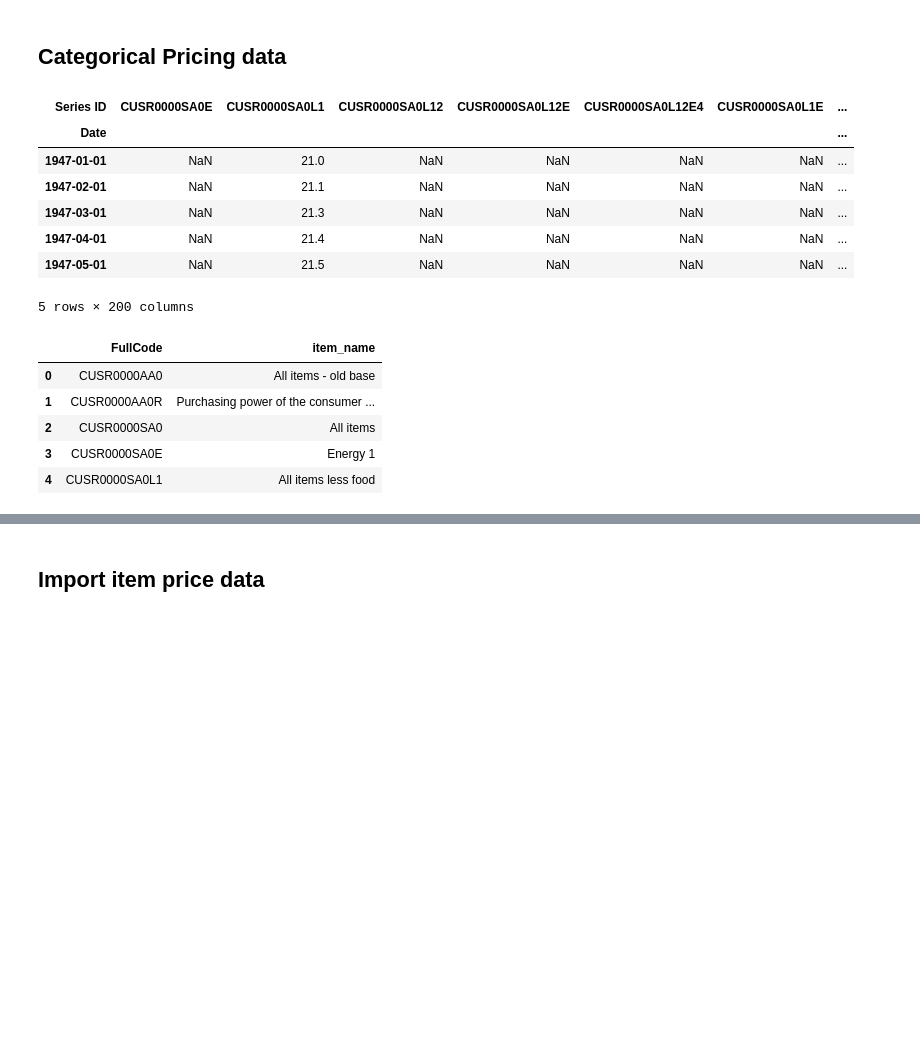
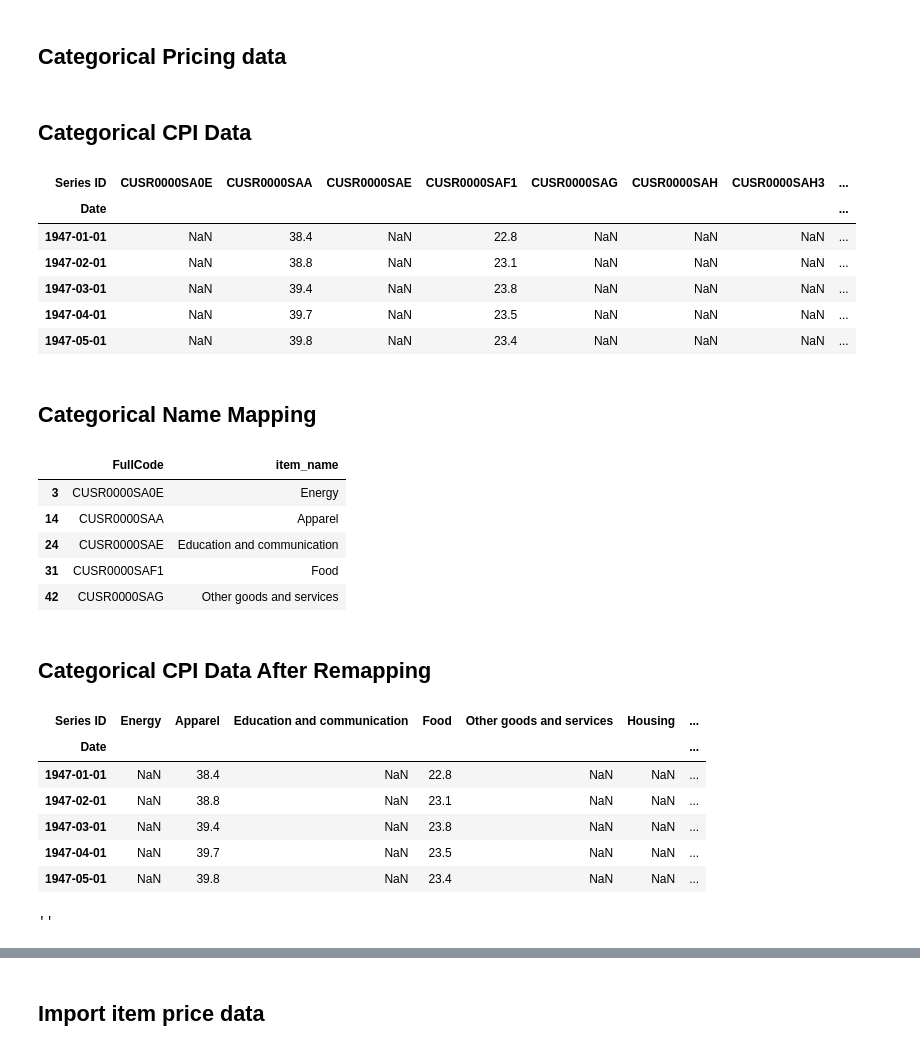
Before and after one commit to Bkeith3248/MGT6203Project, a Jupyter notebook: ProjectNotebook.ipynb, the cells around one changed output, grey strips where cells are left out. Cells and saved outputs as stored; diff of their text form; code cells hidden in the pictures; blank space fills up the shorter version.

```diff
--- a/ProjectNotebook.ipynb
+++ b/ProjectNotebook.ipynb
@@ -311,30 +313,56 @@ fig.show(config=scatter_config)
 # %%
 cat_pricing = pd.read_excel('CategoryPriceData_BLS.xlsx',engine='openpyxl',sheet_name = 'BLS Data Series',skiprows=3)
 cat_pricing = cat_pricing.loc[:,~cat_pricing.columns.str.startswith('HALF')]
 cat_pricing.set_index('Series ID',inplace = True)
 cat_pricing = cat_pricing.T
 cat_pricing.reset_index(inplace = True)
 cat_pricing.rename(columns = {'index': 'Date'},inplace = True)
 cat_pricing.replace({'\n': ' '}, regex=True,inplace =True)
 cat_pricing["Date"] = pd.to_datetime(cat_pricing.Date, format="%b %Y", dayfirst=True)
 cat_pricing.set_index('Date',inplace = True)
+display(Markdown('<h2>Categorical CPI Data</h2>'))
 display(cat_pricing.head())
 
-series_keys = pd.read_excel('CategoryPriceData_BLS.xlsx',engine='openpyxl',sheet_name = 'Sheet1')
+series_keys = pd.read_excel('CategoryPriceData_BLS.xlsx',engine='openpyxl',sheet_name = 'ItemCodes')
 series_keys = series_keys[['FullCode','item_name']]
+series_keys = series_keys[series_keys['FullCode'].isin(cat_pricing.columns)]
+series_keys.replace('Energy  1','Energy',inplace = True)
+series_keys.replace('Apparel 0','Apparel',inplace = True)
+series_keys.replace('Housing 0','Housing',inplace = True)
+series_keys.replace('Transportation  0','Transportation',inplace = True)
+display(Markdown('<h2>Categorical Name Mapping</h2>'))
 display(series_keys.head())
+
+for column in cat_pricing.columns:
+    temp_real_col = series_keys['item_name'][series_keys['FullCode'] == column].values[0]
+    #print(temp_real_col)
+    cat_pricing.rename(columns = {column: temp_real_col},inplace = True)
+
+display(Markdown('<h2>Categorical CPI Data After Remapping</h2>'))
+display(cat_pricing.head())
+display('')
 # %% [output]
+<h2>Categorical CPI Data</h2>
-| Series ID | CUSR0000SA0E | CUSR0000SA0L1 | CUSR0000SA0L12 | CUSR0000SA0L12E | CUSR0000SA0L12E4 | CUSR0000SA0L1E | ... |
-| Date |  |  |  |  |  |  | ... |
-| 1947-01-01 | NaN | 21.0 | NaN | NaN | NaN | NaN | ... |
-| 1947-02-01 | NaN | 21.1 | NaN | NaN | NaN | NaN | ... |
-| 1947-03-01 | NaN | 21.3 | NaN | NaN | NaN | NaN | ... |
-| 1947-04-01 | NaN | 21.4 | NaN | NaN | NaN | NaN | ... |
-| 1947-05-01 | NaN | 21.5 | NaN | NaN | NaN | NaN | ... |
+| Series ID | CUSR0000SA0E | CUSR0000SAA | CUSR0000SAE | CUSR0000SAF1 | CUSR0000SAG | CUSR0000SAH | CUSR0000SAH3 | ... |
+| Date |  |  |  |  |  |  |  | ... |
+| 1947-01-01 | NaN | 38.4 | NaN | 22.8 | NaN | NaN | NaN | ... |
+| 1947-02-01 | NaN | 38.8 | NaN | 23.1 | NaN | NaN | NaN | ... |
+| 1947-03-01 | NaN | 39.4 | NaN | 23.8 | NaN | NaN | NaN | ... |
+| 1947-04-01 | NaN | 39.7 | NaN | 23.5 | NaN | NaN | NaN | ... |
+| 1947-05-01 | NaN | 39.8 | NaN | 23.4 | NaN | NaN | NaN | ... |
+<h2>Categorical Name Mapping</h2>
+|  | FullCode | item_name |
+| 3 | CUSR0000SA0E | Energy |
+| 14 | CUSR0000SAA | Apparel |
+| 24 | CUSR0000SAE | Education and communication |
+| 31 | CUSR0000SAF1 | Food |
+| 42 | CUSR0000SAG | Other goods and services |
+<h2>Categorical CPI Data After Remapping</h2>
+| Series ID | Energy | Apparel | Education and communication | Food | Other goods and services | Housing | ... |
+| Date |  |  |  |  |  |  | ... |
+| 1947-01-01 | NaN | 38.4 | NaN | 22.8 | NaN | NaN | ... |
+| 1947-02-01 | NaN | 38.8 | NaN | 23.1 | NaN | NaN | ... |
+| 1947-03-01 | NaN | 39.4 | NaN | 23.8 | NaN | NaN | ... |
+| 1947-04-01 | NaN | 39.7 | NaN | 23.5 | NaN | NaN | ... |
+| 1947-05-01 | NaN | 39.8 | NaN | 23.4 | NaN | NaN | ... |
-5 rows × 200 columns
+''
-|  | FullCode | item_name |
-| 0 | CUSR0000AA0 | All items - old base |
-| 1 | CUSR0000AA0R | Purchasing power of the consumer ... |
-| 2 | CUSR0000SA0 | All items |
-| 3 | CUSR0000SA0E | Energy 1 |
-| 4 | CUSR0000SA0L1 | All items less food |
```
Also changed, not shown: parts of 10 cells of this notebook, 4 other files.
